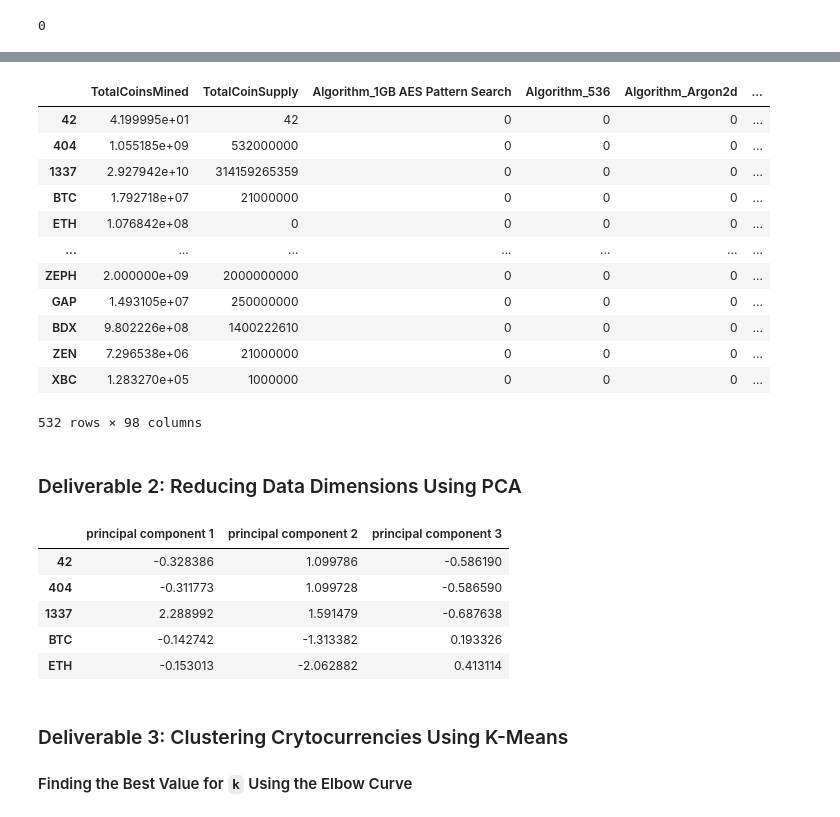
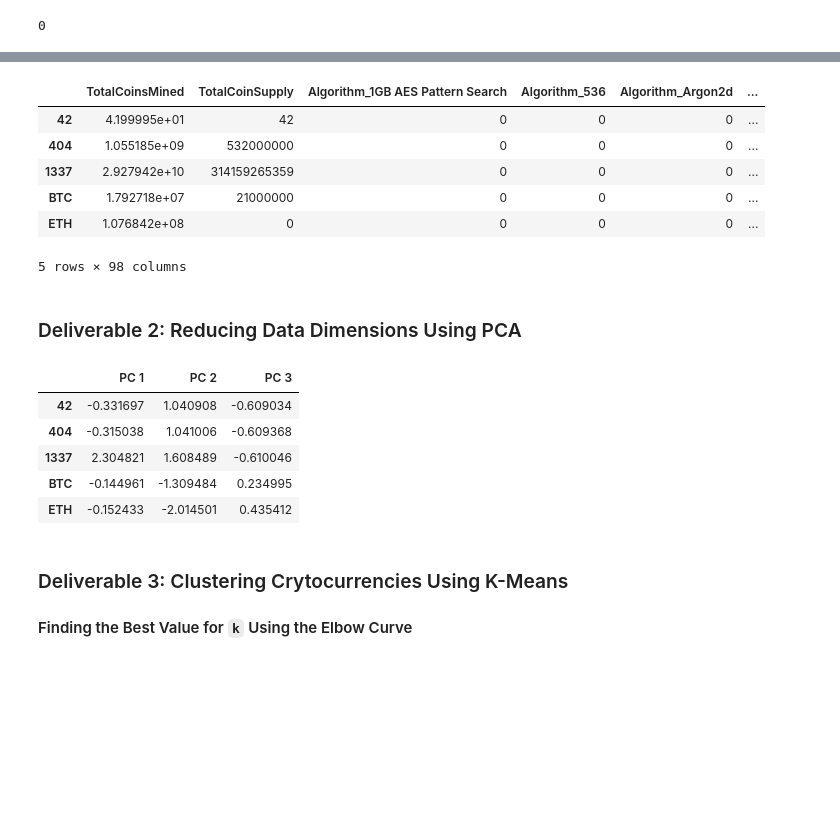
Before and after one commit to harg74/Cryptocurrencies, a Jupyter notebook: crypto_clustering.ipynb, the cells around one changed output, grey strips where cells are left out. Saved outputs shown, nothing was run; the diff lists cells and outputs as text; code cells hidden in the pictures; blank space fills up the shorter version.

```diff
--- a/crypto_clustering.ipynb
+++ b/crypto_clustering.ipynb
@@ -176,20 +120,14 @@ crypto_df
 # %%
 crypto_dummies = pd.get_dummies(crypto_df, columns=['Algorithm', 'ProofType'])
-crypto_dummies
+crypto_dummies.head()
 # %% [output]
 |  | TotalCoinsMined | TotalCoinSupply | Algorithm_1GB AES Pattern Search | Algorithm_536 | Algorithm_Argon2d | ... |
 | 42 | 4.199995e+01 | 42 | 0 | 0 | 0 | ... |
 | 404 | 1.055185e+09 | 532000000 | 0 | 0 | 0 | ... |
 | 1337 | 2.927942e+10 | 314159265359 | 0 | 0 | 0 | ... |
 | BTC | 1.792718e+07 | 21000000 | 0 | 0 | 0 | ... |
 | ETH | 1.076842e+08 | 0 | 0 | 0 | 0 | ... |
-| ... | ... | ... | ... | ... | ... | ... |
-| ZEPH | 2.000000e+09 | 2000000000 | 0 | 0 | 0 | ... |
-| GAP | 1.493105e+07 | 250000000 | 0 | 0 | 0 | ... |
-| BDX | 9.802226e+08 | 1400222610 | 0 | 0 | 0 | ... |
-| ZEN | 7.296538e+06 | 21000000 | 0 | 0 | 0 | ... |
-| XBC | 1.283270e+05 | 1000000 | 0 | 0 | 0 | ... |
-532 rows × 98 columns
+5 rows × 98 columns
 # %%
 # Standardize the data with StandardScaler().
 crypto_dummies_scaled = StandardScaler().fit_transform(crypto_dummies)
@@ -204,15 +142,15 @@ crypto_pca = pca.fit_transform(crypto_dummies_scaled)
 #crypto_pca
 # %%
 # Create a DataFrame with the three principal components.
-df_crypto_pca = pd.DataFrame(crypto_pca, columns=['principal component 1', 'principal component 2', 'principal component 3'], index=crypto_dummies.index)
-df_crypto_pca.head(5)
+df_crypto_pca = pd.DataFrame(crypto_pca, columns=['PC 1', 'PC 2', 'PC 3'], index=crypto_dummies.index)
+df_crypto_pca.head()
 # %% [output]
-|  | principal component 1 | principal component 2 | principal component 3 |
-| 42 | -0.328386 | 1.099786 | -0.586190 |
-| 404 | -0.311773 | 1.099728 | -0.586590 |
-| 1337 | 2.288992 | 1.591479 | -0.687638 |
-| BTC | -0.142742 | -1.313382 | 0.193326 |
-| ETH | -0.153013 | -2.062882 | 0.413114 |
+|  | PC 1 | PC 2 | PC 3 |
+| 42 | -0.331697 | 1.040908 | -0.609034 |
+| 404 | -0.315038 | 1.041006 | -0.609368 |
+| 1337 | 2.304821 | 1.608489 | -0.610046 |
+| BTC | -0.144961 | -1.309484 | 0.234995 |
+| ETH | -0.152433 | -2.014501 | 0.435412 |
 # %% [markdown]
 ### Deliverable 3: Clustering Crytocurrencies Using K-Means
 
```
Also changed, not shown: parts of 15 cells of this notebook.
